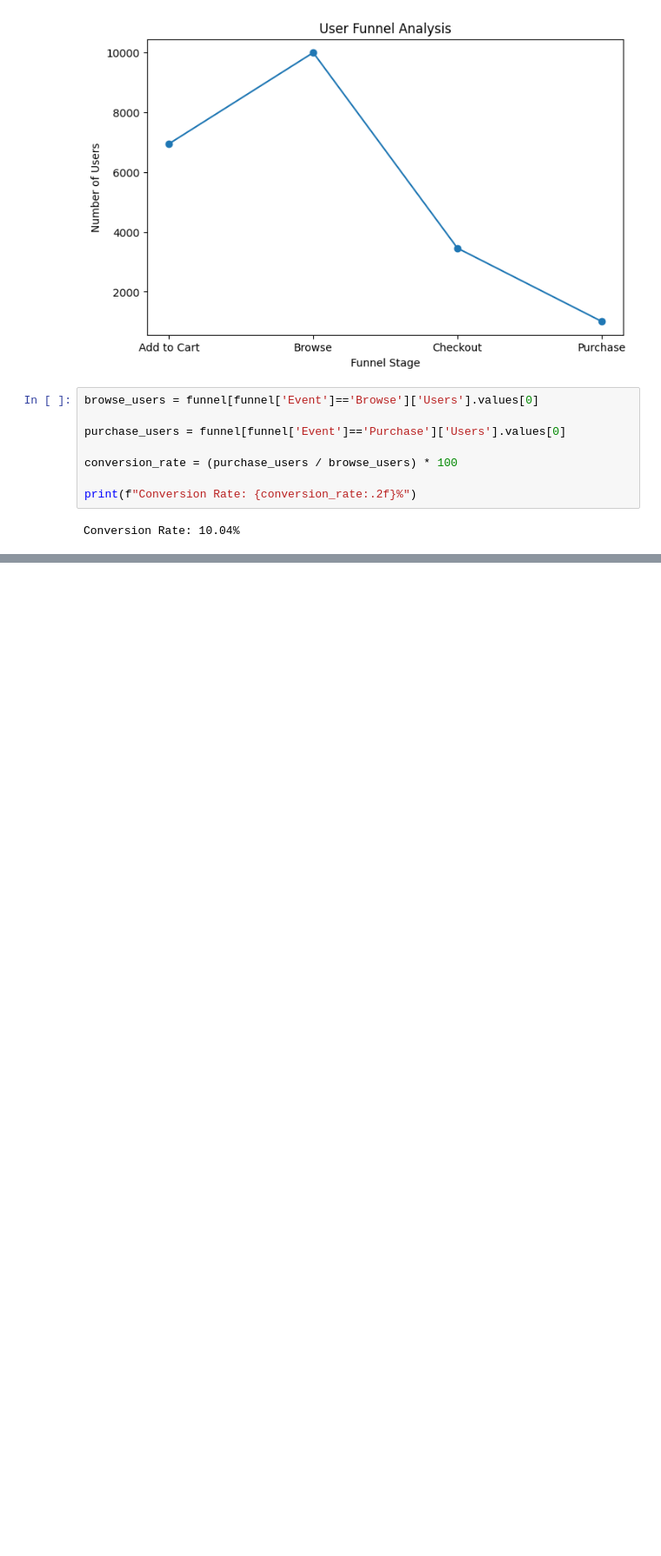
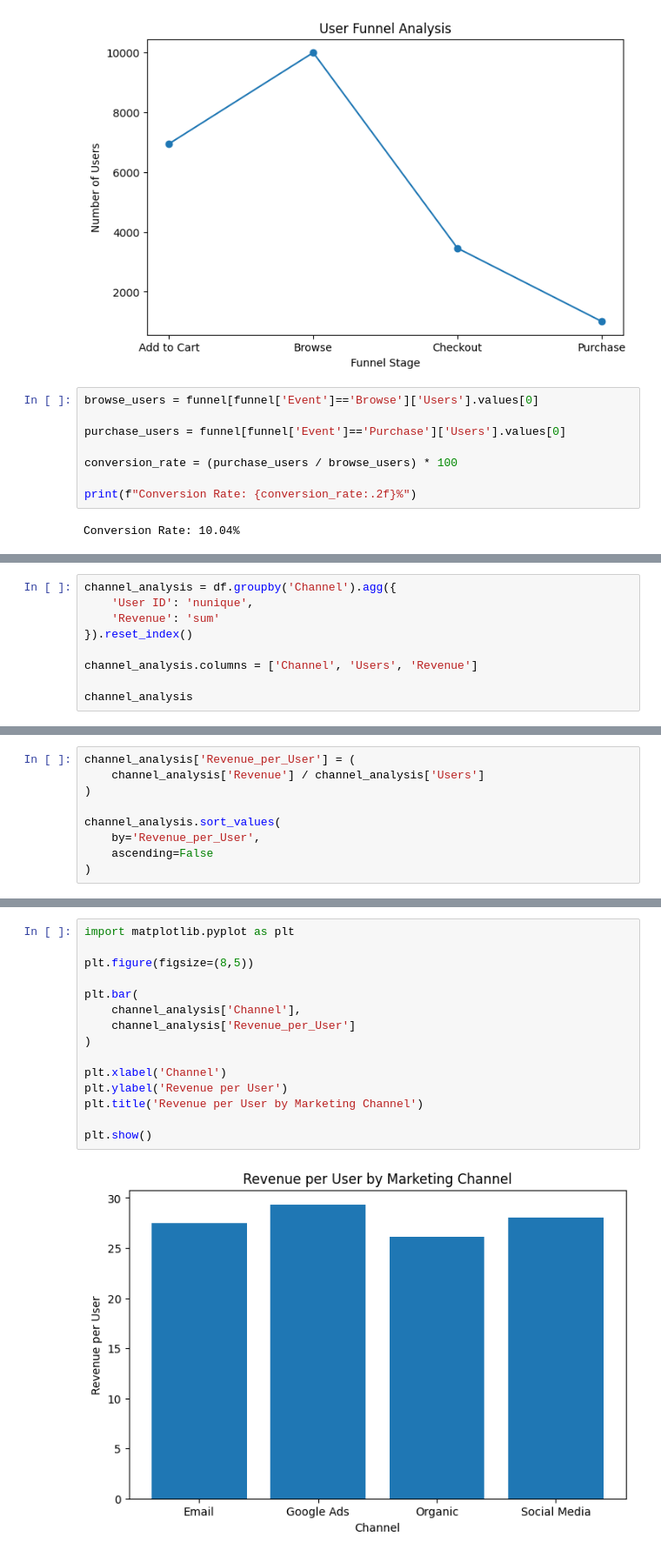
Before and after one commit to himanshyy/SaaS-Funnel-Analytics, a Jupyter notebook: notebooks/eda.ipynb, the cells around one changed output, grey strips where cells are left out. Shown at 87% size. Drawn from its saved outputs; the diff is of its cells as text; blank space fills up the shorter version.

Commit message:
Added funnel analysis insights

```diff
--- a/notebooks/eda.ipynb
+++ b/notebooks/eda.ipynb
@@ -144,0 +202,9 @@ funnel
+# %%
+channel_analysis = df.groupby('Channel').agg({
+    'User ID': 'nunique',
+    'Revenue': 'sum'
+}).reset_index()
+
+channel_analysis.columns = ['Channel', 'Users', 'Revenue']
+
+channel_analysis
@@ -144,0 +217,9 @@ funnel
+# %%
+channel_analysis['Revenue_per_User'] = (
+    channel_analysis['Revenue'] / channel_analysis['Users']
+)
+
+channel_analysis.sort_values(
+    by='Revenue_per_User',
+    ascending=False
+)
@@ -144,0 +232,17 @@ funnel
+# %%
+import matplotlib.pyplot as plt
+
+plt.figure(figsize=(8,5))
+
+plt.bar(
+    channel_analysis['Channel'],
+    channel_analysis['Revenue_per_User']
+)
+
+plt.xlabel('Channel')
+plt.ylabel('Revenue per User')
+plt.title('Revenue per User by Marketing Channel')
+
+plt.show()
+# %% [output]
+[figure, added]
```
Also changed, not shown: parts of 35 cells of this notebook, 2 other files.
